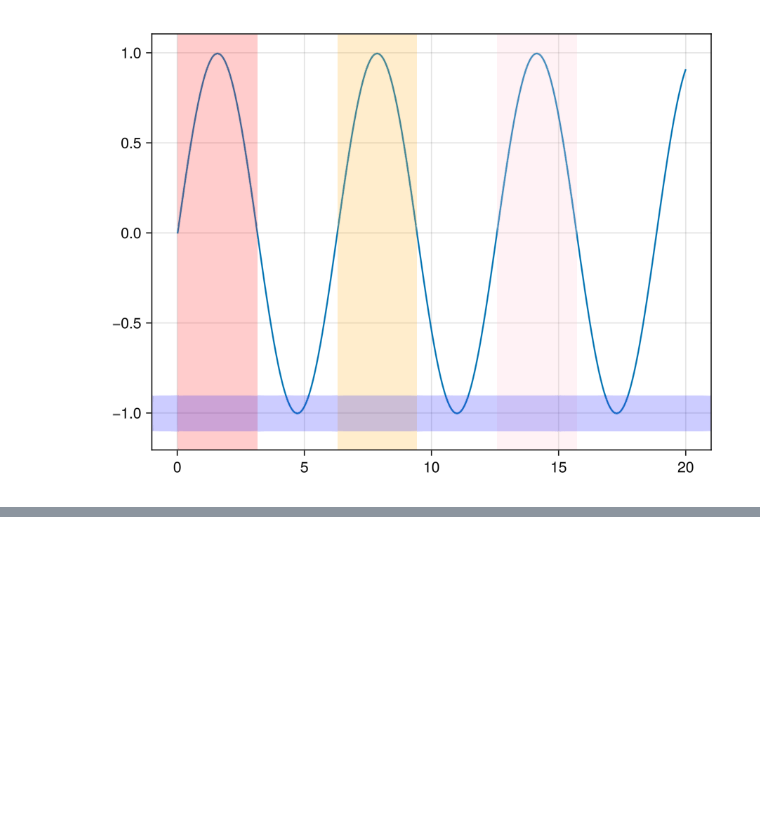
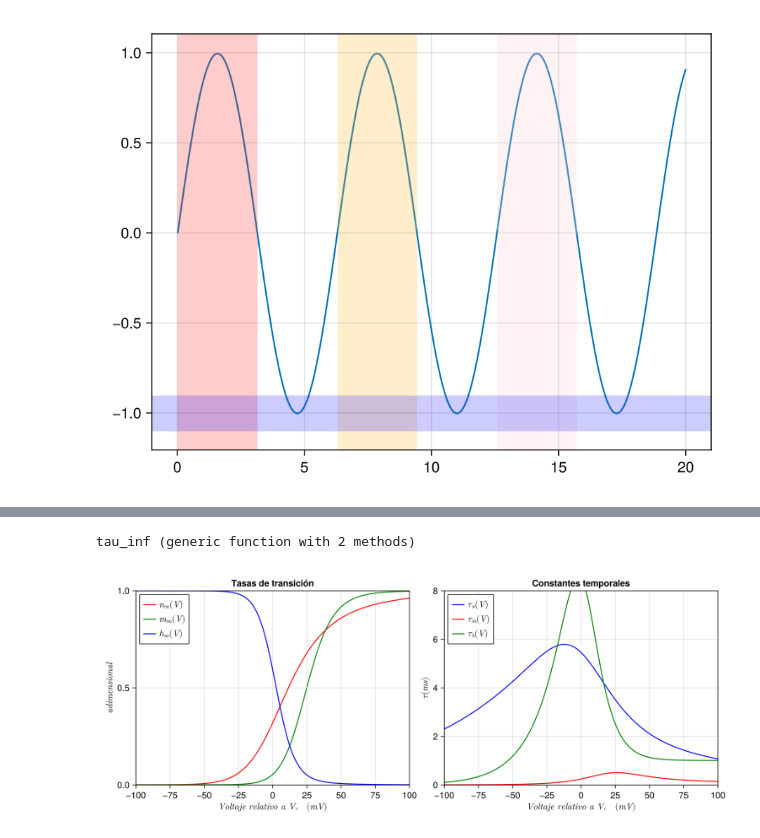
Before and after one commit to curenosm/RN-20242, a Jupyter notebook: RedesNeuronalesJuliaFCiencias/src/julia-notebooks/00_modelo_hudgkin_huxley/modelo_de_hodgkin_huxley.ipynb, the cells around one changed output, grey strips where cells are left out. Cells and saved outputs as stored; diff of their text form; code cells hidden in the pictures; blank space fills up the shorter version.

```diff
--- a/RedesNeuronalesJuliaFCiencias/src/julia-notebooks/00_modelo_hudgkin_huxley/modelo_de_hodgkin_huxley.ipynb
+++ b/RedesNeuronalesJuliaFCiencias/src/julia-notebooks/00_modelo_hudgkin_huxley/modelo_de_hodgkin_huxley.ipynb
@@ -17,0 +137,51 @@ current_figure()
+# %%
+include("./funciones.jl")
+# %% [output]
+tau_inf (generic function with 2 methods)
+# %%
+V = -150:0.1:150
+alpha = alpha_n.(V)
+beta = beta_n.(V)
+
+f = Figure(size=(1000, 400))
+
+axess = [
+    Axis(f[1, 1],
+        title="Tasas de transición",
+        xlabel=L"\textit{Voltaje relativo a } V_r \quad (mV)",
+        ylabel=L"adimensional",
+        xticks=[-100, -75, -50, -25, 0, 25, 50, 75, 100]
+    ),
+    Axis(f[1, 2],
+        # xscale = Makie.Symlog10(10.0),
+        title="Constantes temporales",
+        xlabel=L"\textit{Voltaje relativo a } V_r \quad (mV)",
+        ylabel=L"\tau (ms)",
+        xticks=[-100, -75, -50, -25, 0, 25, 50, 75, 100],
+    )
+]
+
+alpha = alpha_n.(V)
+beta = beta_n.(V)
+lines!(axess[1], V, n_inf(alpha, beta), color=:red, label=L"n_{\infty}(V)")
+lines!(axess[2], V, tau_inf(alpha, beta), color=:blue, label=L"\tau_{n}(V)")
+
+alpha = alpha_m.(V)
+beta = beta_m.(V)
+lines!(axess[1], V, n_inf(alpha, beta), color=:green, label=L"m_{\infty}(V)")
+lines!(axess[2], V, tau_inf(alpha, beta), color=:red, label=L"\tau_{m}(V)")
+
+alpha = alpha_h.(V)
+beta = beta_h.(V)
+lines!(axess[1], V, n_inf(alpha, beta), color=:blue, label=L"h_{\infty}(V)")
+lines!(axess[2], V, tau_inf(alpha, beta), color=:green, label=L"\tau_{h}(V)")
+
+
+limits!(axess[1], -100, 100, 0, 1.0)
+limits!(axess[2], -100, 100, 0, 8.0)
+axislegend(axess[1], unique=false, merge=true, position=:lt)
+axislegend(axess[2], unique=false, merge=true, position=:lt)
+
+f
+# %% [output]
+[figure, added]
```
Also changed, not shown: parts of 15 cells of this notebook, 8 other files.
